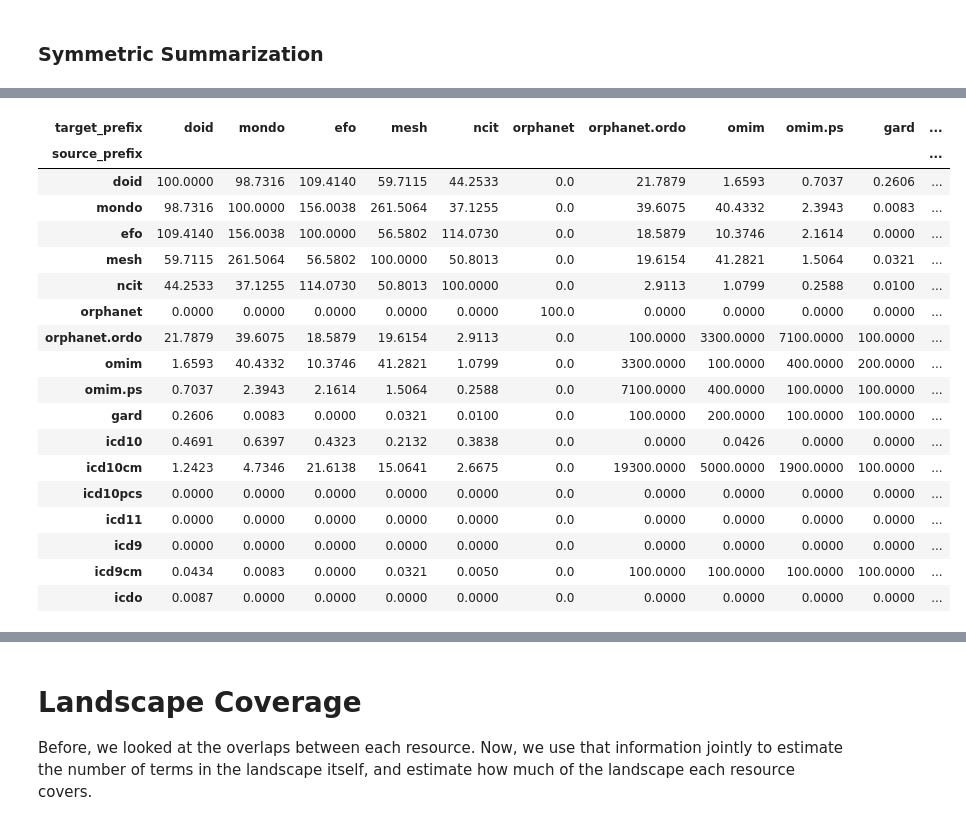
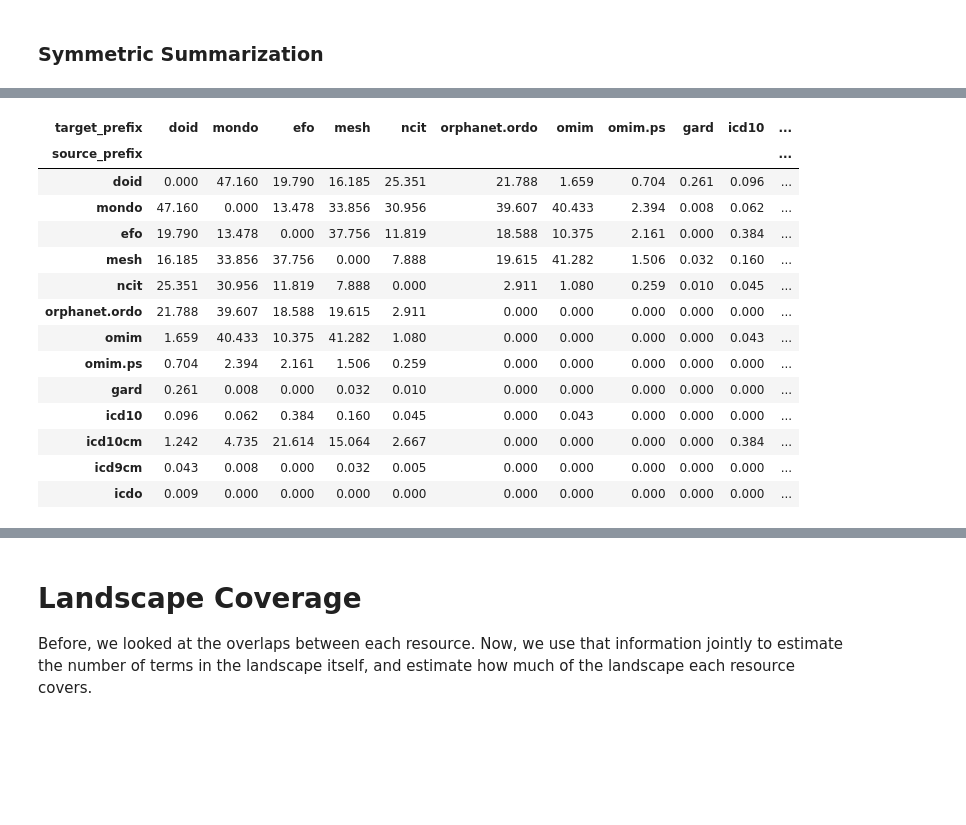
Before and after one commit to biopragmatics/semra, a Jupyter notebook: scripts/Disease Landscape Comparison.ipynb, the cells around one changed output, grey strips where cells are left out. Saved outputs shown, nothing was run; the diff lists cells and outputs as text; code cells hidden in the pictures; blank space fills up the shorter version.

```diff
--- a/scripts/Disease Landscape Comparison.ipynb
+++ b/scripts/Disease Landscape Comparison.ipynb
@@ -132,10 +92,5 @@ index = get_index(mappings, progress=False)
 # %%
-directed = defaultdict(set)
-for s, p, o in index:
-    if p != semra.EXACT_MATCH:
-        continue
-    directed[s.prefix, o.prefix].add(s.identifier)
-    directed[o.prefix, s.prefix].add(o.identifier)
+directed = get_directed_index(mappings)
 # %% [markdown]
 ### Asymmetric Summarization
 
@@ -288,40 +190,37 @@ SVG(x)
 # %%
 # intersect with the terms for each to make sure we're not keeping any mappings that are irrelevant
 
 symmetric = {}
 for (l, r), count in symmetric_counts.items():
     if terms[r] and terms[l]:
-        denom = min(len(terms[r]), len(terms[l]))
+        denom = max(len(terms[r]), len(terms[l]))
     elif terms[r]:
         denom = len(terms[r])
     elif terms[l]:
         denom = len(terms[l])
     else:
-        denom = 1
+        denom = None  # FIXME - estimate terms lists based on what appears in the mappings
+        continue
     symmetric[l, r] = count / denom
 
-symmetric_df = _df(symmetric).fillna(0.0)
+symmetric_df = counter_to_df(symmetric, priority=CONFIGURATION.priority).fillna(0.0)
 
 # clip since there might be some artifacts of mappings to terms that don't exist anymore
-(symmetric_df * 100).round(4)
+(symmetric_df * 100).round(3)
 # %% [output]
-| target_prefix | doid | mondo | efo | mesh | ncit | orphanet | orphanet.ordo | omim | omim.ps | gard | ... |
+| target_prefix | doid | mondo | efo | mesh | ncit | orphanet.ordo | omim | omim.ps | gard | icd10 | ... |
 | source_prefix |  |  |  |  |  |  |  |  |  |  | ... |
-| doid | 100.0000 | 98.7316 | 109.4140 | 59.7115 | 44.2533 | 0.0 | 21.7879 | 1.6593 | 0.7037 | 0.2606 | ... |
-| mondo | 98.7316 | 100.0000 | 156.0038 | 261.5064 | 37.1255 | 0.0 | 39.6075 | 40.4332 | 2.3943 | 0.0083 | ... |
-| efo | 109.4140 | 156.0038 | 100.0000 | 56.5802 | 114.0730 | 0.0 | 18.5879 | 10.3746 | 2.1614 | 0.0000 | ... |
-| mesh | 59.7115 | 261.5064 | 56.5802 | 100.0000 | 50.8013 | 0.0 | 19.6154 | 41.2821 | 1.5064 | 0.0321 | ... |
-| ncit | 44.2533 | 37.1255 | 114.0730 | 50.8013 | 100.0000 | 0.0 | 2.9113 | 1.0799 | 0.2588 | 0.0100 | ... |
-| orphanet | 0.0000 | 0.0000 | 0.0000 | 0.0000 | 0.0000 | 100.0 | 0.0000 | 0.0000 | 0.0000 | 0.0000 | ... |
-| orphanet.ordo | 21.7879 | 39.6075 | 18.5879 | 19.6154 | 2.9113 | 0.0 | 100.0000 | 3300.0000 | 7100.0000 | 100.0000 | ... |
-| omim | 1.6593 | 40.4332 | 10.3746 | 41.2821 | 1.0799 | 0.0 | 3300.0000 | 100.0000 | 400.0000 | 200.0000 | ... |
-| omim.ps | 0.7037 | 2.3943 | 2.1614 | 1.5064 | 0.2588 | 0.0 | 7100.0000 | 400.0000 | 100.0000 | 100.0000 | ... |
-| gard | 0.2606 | 0.0083 | 0.0000 | 0.0321 | 0.0100 | 0.0 | 100.0000 | 200.0000 | 100.0000 | 100.0000 | ... |
-| icd10 | 0.4691 | 0.6397 | 0.4323 | 0.2132 | 0.3838 | 0.0 | 0.0000 | 0.0426 | 0.0000 | 0.0000 | ... |
-| icd10cm | 1.2423 | 4.7346 | 21.6138 | 15.0641 | 2.6675 | 0.0 | 19300.0000 | 5000.0000 | 1900.0000 | 100.0000 | ... |
-| icd10pcs | 0.0000 | 0.0000 | 0.0000 | 0.0000 | 0.0000 | 0.0 | 0.0000 | 0.0000 | 0.0000 | 0.0000 | ... |
-| icd11 | 0.0000 | 0.0000 | 0.0000 | 0.0000 | 0.0000 | 0.0 | 0.0000 | 0.0000 | 0.0000 | 0.0000 | ... |
-| icd9 | 0.0000 | 0.0000 | 0.0000 | 0.0000 | 0.0000 | 0.0 | 0.0000 | 0.0000 | 0.0000 | 0.0000 | ... |
-| icd9cm | 0.0434 | 0.0083 | 0.0000 | 0.0321 | 0.0050 | 0.0 | 100.0000 | 100.0000 | 100.0000 | 100.0000 | ... |
-| icdo | 0.0087 | 0.0000 | 0.0000 | 0.0000 | 0.0000 | 0.0 | 0.0000 | 0.0000 | 0.0000 | 0.0000 | ... |
+| doid | 0.000 | 47.160 | 19.790 | 16.185 | 25.351 | 21.788 | 1.659 | 0.704 | 0.261 | 0.096 | ... |
+| mondo | 47.160 | 0.000 | 13.478 | 33.856 | 30.956 | 39.607 | 40.433 | 2.394 | 0.008 | 0.062 | ... |
+| efo | 19.790 | 13.478 | 0.000 | 37.756 | 11.819 | 18.588 | 10.375 | 2.161 | 0.000 | 0.384 | ... |
+| mesh | 16.185 | 33.856 | 37.756 | 0.000 | 7.888 | 19.615 | 41.282 | 1.506 | 0.032 | 0.160 | ... |
+| ncit | 25.351 | 30.956 | 11.819 | 7.888 | 0.000 | 2.911 | 1.080 | 0.259 | 0.010 | 0.045 | ... |
+| orphanet.ordo | 21.788 | 39.607 | 18.588 | 19.615 | 2.911 | 0.000 | 0.000 | 0.000 | 0.000 | 0.000 | ... |
+| omim | 1.659 | 40.433 | 10.375 | 41.282 | 1.080 | 0.000 | 0.000 | 0.000 | 0.000 | 0.043 | ... |
+| omim.ps | 0.704 | 2.394 | 2.161 | 1.506 | 0.259 | 0.000 | 0.000 | 0.000 | 0.000 | 0.000 | ... |
+| gard | 0.261 | 0.008 | 0.000 | 0.032 | 0.010 | 0.000 | 0.000 | 0.000 | 0.000 | 0.000 | ... |
+| icd10 | 0.096 | 0.062 | 0.384 | 0.160 | 0.045 | 0.000 | 0.043 | 0.000 | 0.000 | 0.000 | ... |
+| icd10cm | 1.242 | 4.735 | 21.614 | 15.064 | 2.667 | 0.000 | 0.000 | 0.000 | 0.000 | 0.384 | ... |
+| icd9cm | 0.043 | 0.008 | 0.000 | 0.032 | 0.005 | 0.000 | 0.000 | 0.000 | 0.000 | 0.000 | ... |
+| icdo | 0.009 | 0.000 | 0.000 | 0.000 | 0.000 | 0.000 | 0.000 | 0.000 | 0.000 | 0.000 | ... |
 # %%
```
Also changed, not shown: parts of 16 cells of this notebook, 5 other files.
